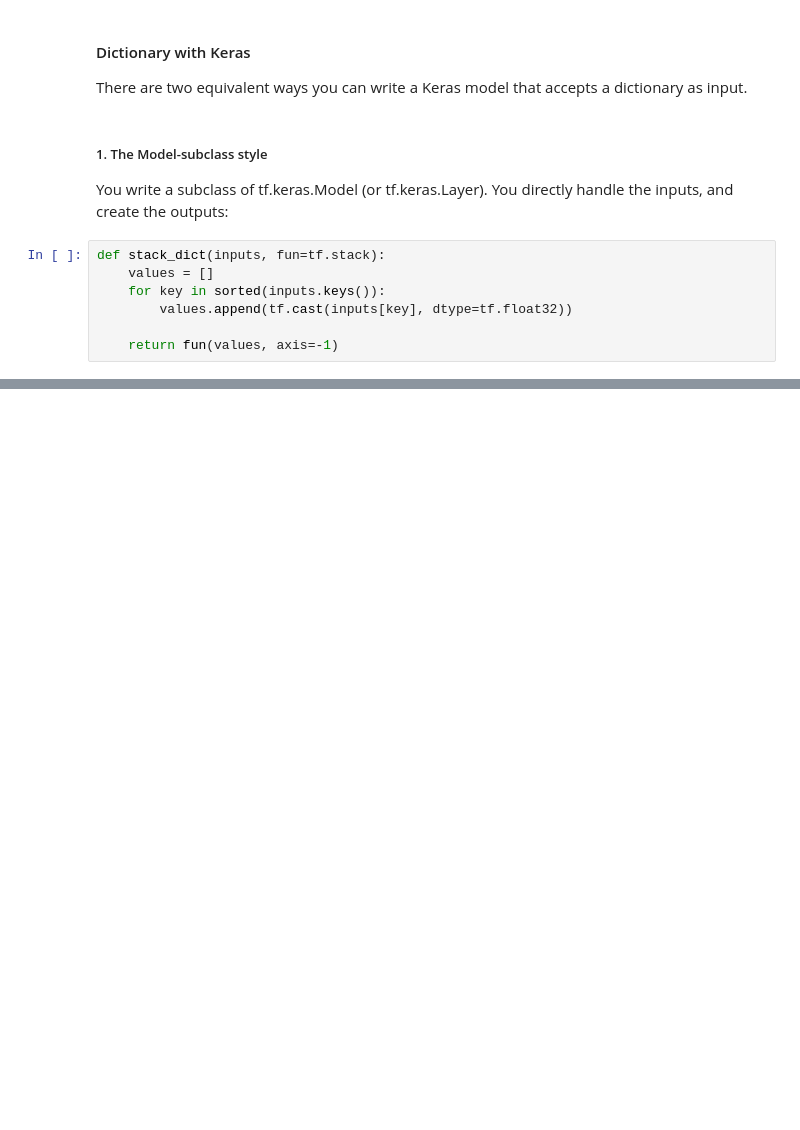
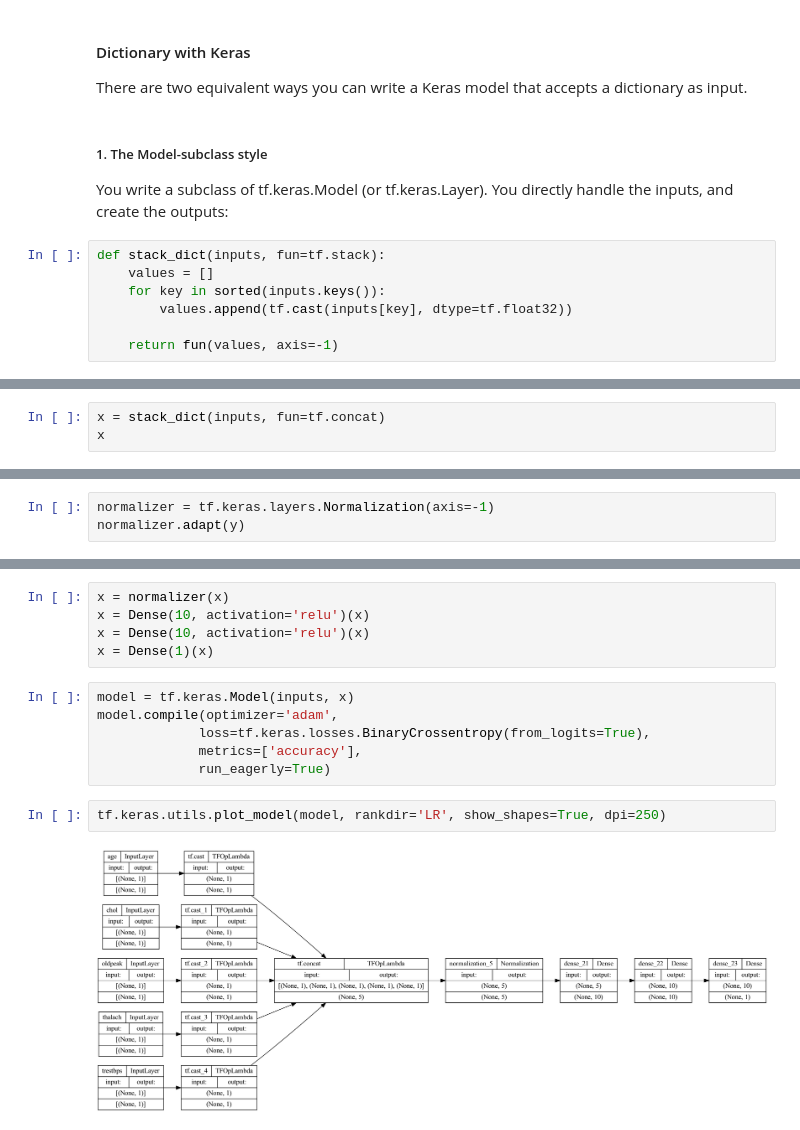
Before and after one commit to cswnote/tf25, a Jupyter notebook: tutorial Load a pandas DataFrame 1.ipynb, the cells around one changed output, grey strips where cells are left out. Cells and saved outputs as stored; diff of their text form; blank space fills up the shorter version.

```diff
--- a/tutorial Load a pandas DataFrame 1.ipynb
+++ b/tutorial Load a pandas DataFrame 1.ipynb
@@ -311,0 +460,3 @@ def stack_dict(inputs, fun=tf.stack):
+# %%
+x = stack_dict(inputs, fun=tf.concat)
+x
@@ -311,0 +470,3 @@ def stack_dict(inputs, fun=tf.stack):
+# %%
+normalizer = tf.keras.layers.Normalization(axis=-1)
+normalizer.adapt(y)
@@ -311,0 +476,15 @@ def stack_dict(inputs, fun=tf.stack):
+# %%
+x = normalizer(x)
+x = Dense(10, activation='relu')(x)
+x = Dense(10, activation='relu')(x)
+x = Dense(1)(x)
+# %%
+model = tf.keras.Model(inputs, x)
+model.compile(optimizer='adam',
+             loss=tf.keras.losses.BinaryCrossentropy(from_logits=True),
+             metrics=['accuracy'],
+             run_eagerly=True)
+# %%
+tf.keras.utils.plot_model(model, rankdir='LR', show_shapes=True, dpi=250)
+# %% [output]
+[figure, added]
```
Also changed, not shown: parts of 27 cells of this notebook, 2 other files.
